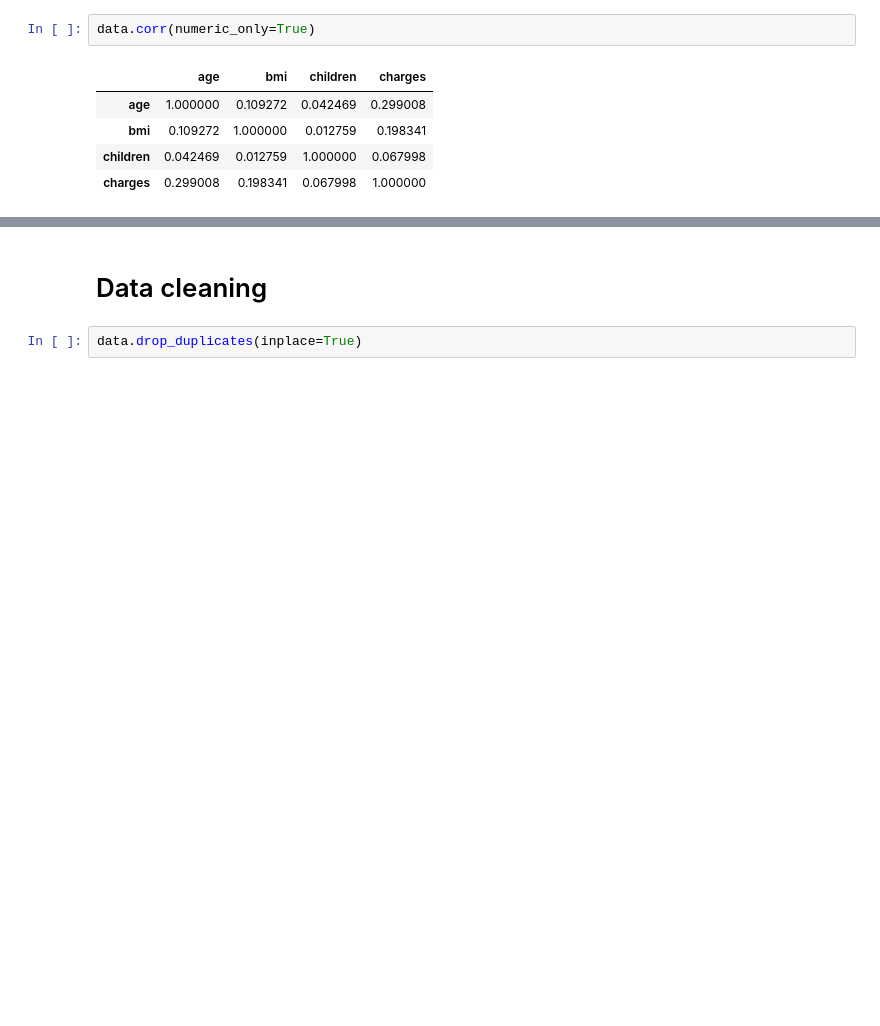
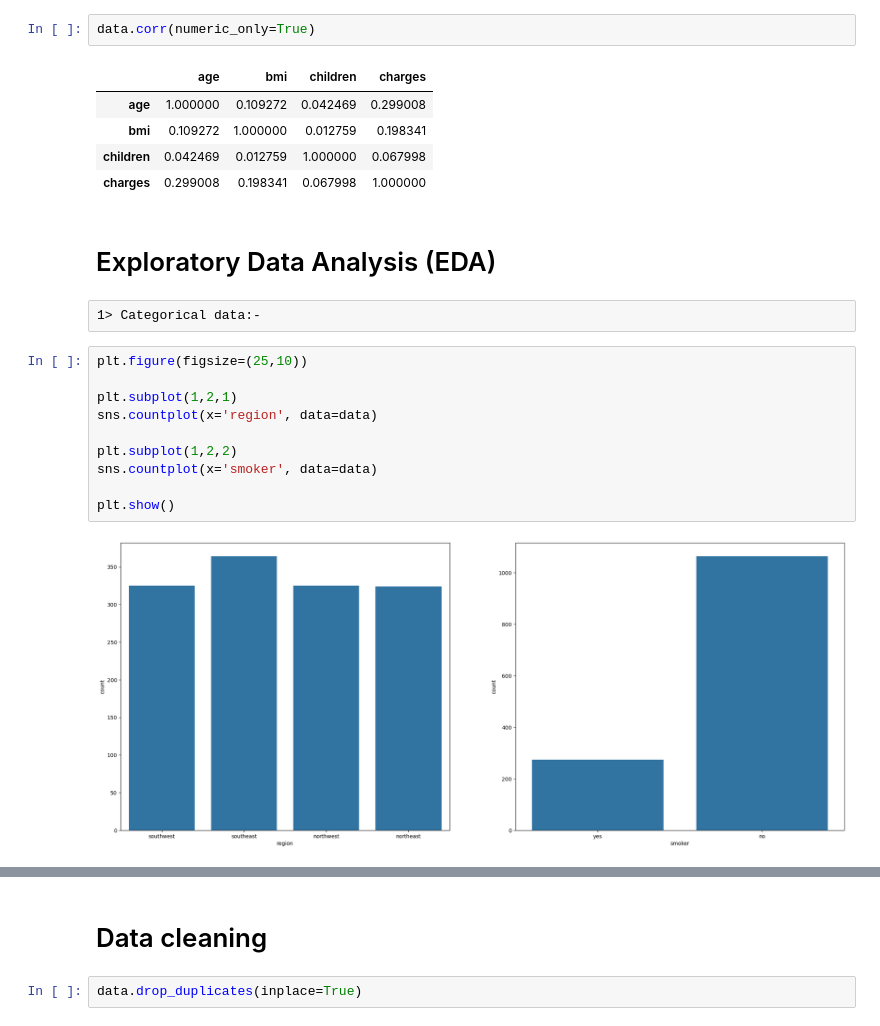
Before and after one commit to Abhinav145/Medical_price_prediction, a Jupyter notebook: Untitled.ipynb, the cells around one changed output, grey strips where cells are left out. Drawn from its saved outputs; the diff is of its cells as text; blank space fills up the shorter version.

```diff
--- a/Untitled.ipynb
+++ b/Untitled.ipynb
@@ -72,3 +72,19 @@ data.corr(numeric_only=True)
 | bmi | 0.109272 | 1.000000 | 0.012759 | 0.198341 |
 | children | 0.042469 | 0.012759 | 1.000000 | 0.067998 |
 | charges | 0.299008 | 0.198341 | 0.067998 | 1.000000 |
+# %% [markdown]
+ # Exploratory Data Analysis (EDA)
+# %% [raw]
+1> Categorical data:-
+# %%
+plt.figure(figsize=(25,10))
+
+plt.subplot(1,2,1)
+sns.countplot(x='region', data=data)
+
+plt.subplot(1,2,2)
+sns.countplot(x='smoker', data=data)
+
+plt.show()
+# %% [output]
+[figure, added]
```
Also changed, not shown: parts of 4 cells of this notebook.
